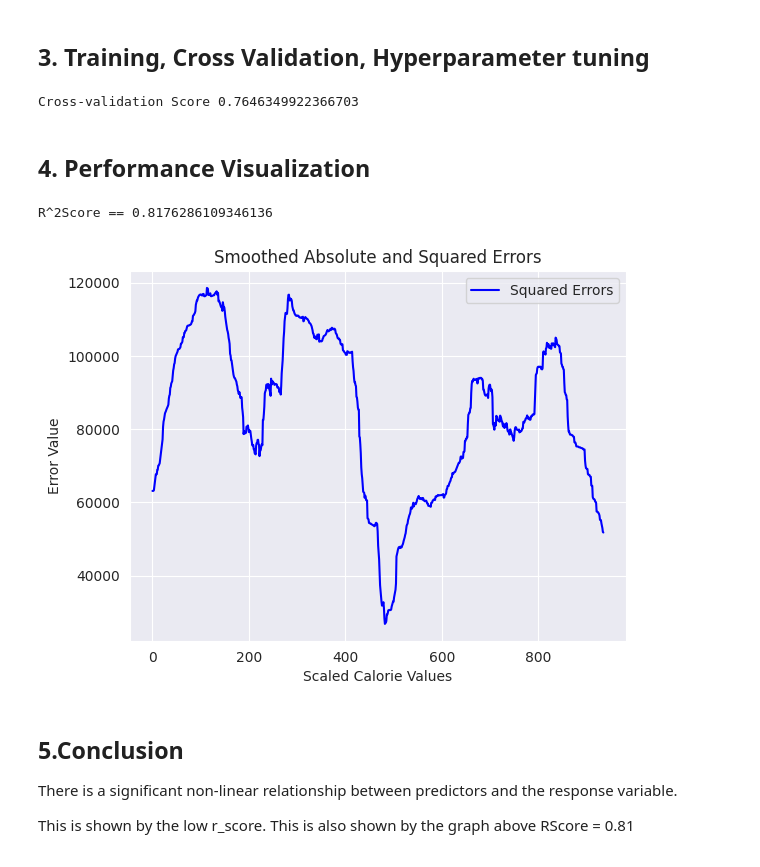
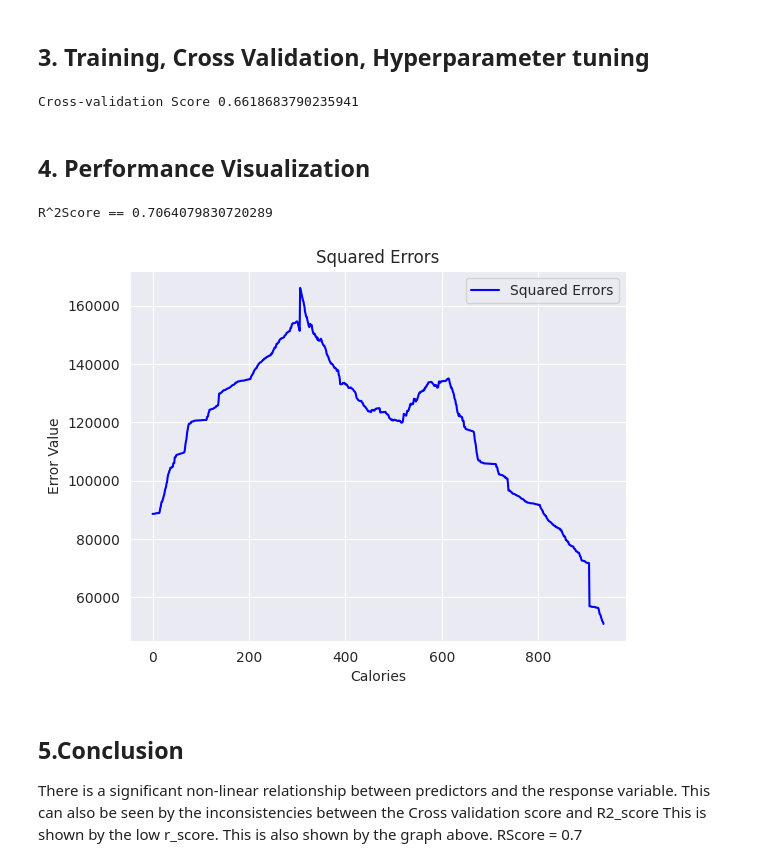
Before and after one commit to samuel23taku/ML---Calorie-Intake-Prediction, a Jupyter notebook: calorie_intake_prediction.ipynb, the cells around one changed output. Drawn from its saved outputs; the diff is of its cells as text; code cells hidden in the pictures.

```diff
--- a/calorie_intake_prediction.ipynb
+++ b/calorie_intake_prediction.ipynb
@@ -42,7 +42,8 @@ daily_activity_merged = daily_activity_merged.loc[daily_activity_merged["Calorie
 daily_activity_merged.drop(["Id","ActivityDate"],axis=1,inplace=True) # Not necessary for this analysis. Drop em
 
 response_variable = daily_activity_merged.loc[:,["Calories"]] # This will be our target variable. Since we are making predictions about calories
-predictor_variables = daily_activity_merged.loc[:,["TotalSteps","TrackerDistance","LightActiveDistance","VeryActiveMinutes","FairlyActiveMinutes","LightlyActiveMinutes","SedentaryMinutes"]] # Selecting uncorrelated variables
+predictor_variables = daily_activity_merged.loc[:,["TotalSteps","LightActiveDistance","VeryActiveMinutes","FairlyActiveMinutes","LightlyActiveMinutes","SedentaryMinutes"]] # Selecting uncorrelated variables
+
 
 fig, axs = plt.subplots(nrows=1,ncols=2,figsize=(20,10))
 axs[0].set_title("Correlation matrix of all predictor variables")
@@ -70,38 +71,38 @@ grid = GridSearchCV(estimator,params,cv=kf)
 grid.fit(predictor_variables,response_variable)
 print(f"Cross-validation Score {grid.best_score_}")
 # %% [output]
-Cross-validation Score 0.7646349922366703
+Cross-validation Score 0.6618683790235941
 # %% [markdown]
 ## 4. Performance Visualization
 # %%
 best_estimator = grid.best_estimator_
 y_predict = best_estimator.predict(predictor_variables)
 
 score = r2_score(response_variable,y_predict)
 print(f"R^2Score == {score}")
 
 squared_errors = (response_variable - best_estimator.predict(predictor_variables)).values.flatten() ** 2
 
 # Apply smoothing using a moving average filter
-smoothed_squared_errors = convolve(squared_errors, np.ones((200,))/200, mode='same')
+smoothed_squared_errors = convolve(squared_errors, np.ones((600,))/600, mode='same')
 
 sns.lineplot(x=range(len(smoothed_squared_errors)), y=smoothed_squared_errors, label='Squared Errors', color='blue')
 
-plt.xlabel('Scaled Calorie Values')
+plt.xlabel('Calories')
 plt.ylabel('Error Value')
-plt.title('Smoothed Absolute and Squared Errors')
+plt.title('Squared Errors')
 plt.show()
 
 # Todo
 # - Define constant variables
 # -
 # %% [output]
-R^2Score == 0.8176286109346136
+R^2Score == 0.7064079830720289
-[figure, old version]
+[figure, new version]
 # %% [markdown]
 ## 5.Conclusion
 
 There is a significant non-linear relationship between predictors and the response variable.
-
-This is shown by the low r_score. This is also shown by the graph above
-RScore = 0.81
+This can also be seen by the inconsistencies between the Cross validation score and R2_score
+This is shown by the low r_score. This is also shown by the graph above.
+RScore = 0.7
```
Also changed, not shown: parts of 1 cell of this notebook, 1 other file.
